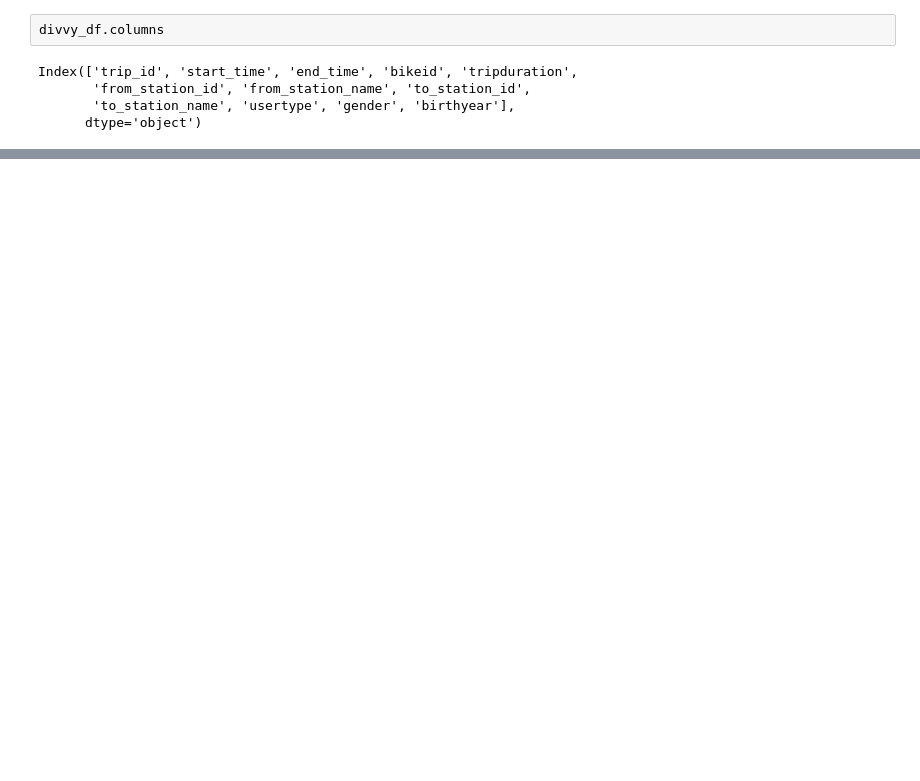
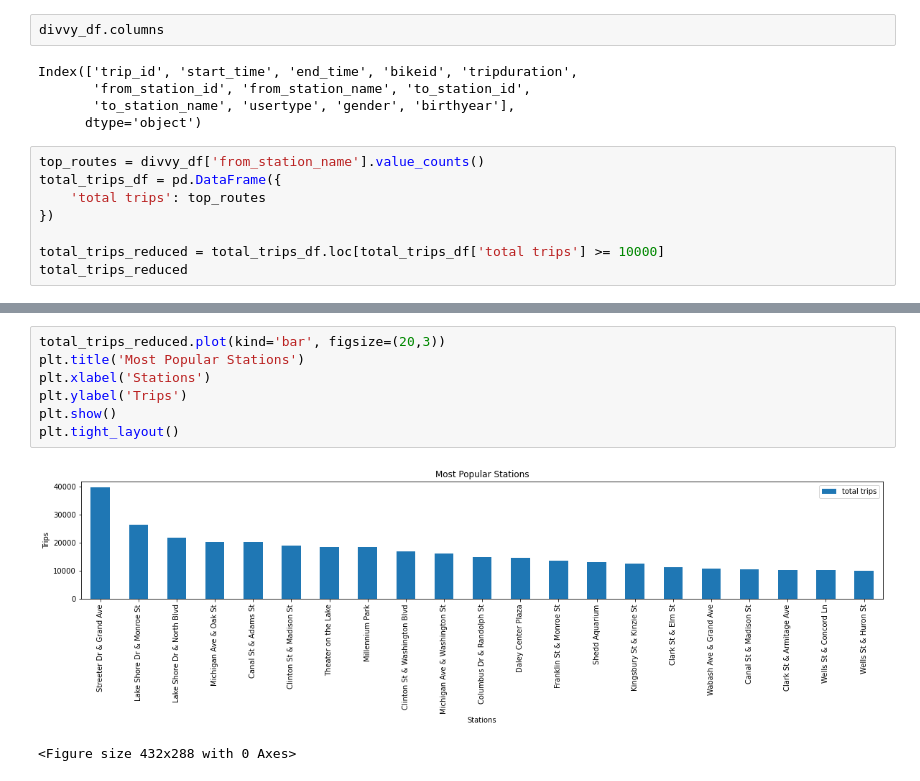
Before and after one commit to ruthhinkle/divvy-analysis, a Jupyter notebook: CMD_divvy_analysis_II-Copy1.ipynb, the cells around one changed output, grey strips where cells are left out. Saved outputs shown, nothing was run; the diff lists cells and outputs as text; blank space fills up the shorter version.

```diff
--- a/CMD_divvy_analysis_II-Copy1.ipynb
+++ b/CMD_divvy_analysis_II-Copy1.ipynb
@@ -36,3 +36,11 @@ Index(['trip_id', 'start_time', 'end_time', 'bikeid', 'tripduration',
        'from_station_id', 'from_station_name', 'to_station_id',
        'to_station_name', 'usertype', 'gender', 'birthyear'],
       dtype='object')
+# %%
+top_routes = divvy_df['from_station_name'].value_counts()
+total_trips_df = pd.DataFrame({
+    'total trips': top_routes
+})
+
+total_trips_reduced = total_trips_df.loc[total_trips_df['total trips'] >= 10000]
+total_trips_reduced
@@ -38,0 +65,10 @@ Index(['trip_id', 'start_time', 'end_time', 'bikeid', 'tripduration',
+# %%
+total_trips_reduced.plot(kind='bar', figsize=(20,3))
+plt.title('Most Popular Stations')
+plt.xlabel('Stations')
+plt.ylabel('Trips')
+plt.show()
+plt.tight_layout()
+# %% [output]
+[figure, added]
+<Figure size 432x288 with 0 Axes>
```
Also changed, not shown: parts of 11 cells of this notebook, 2 other files.
